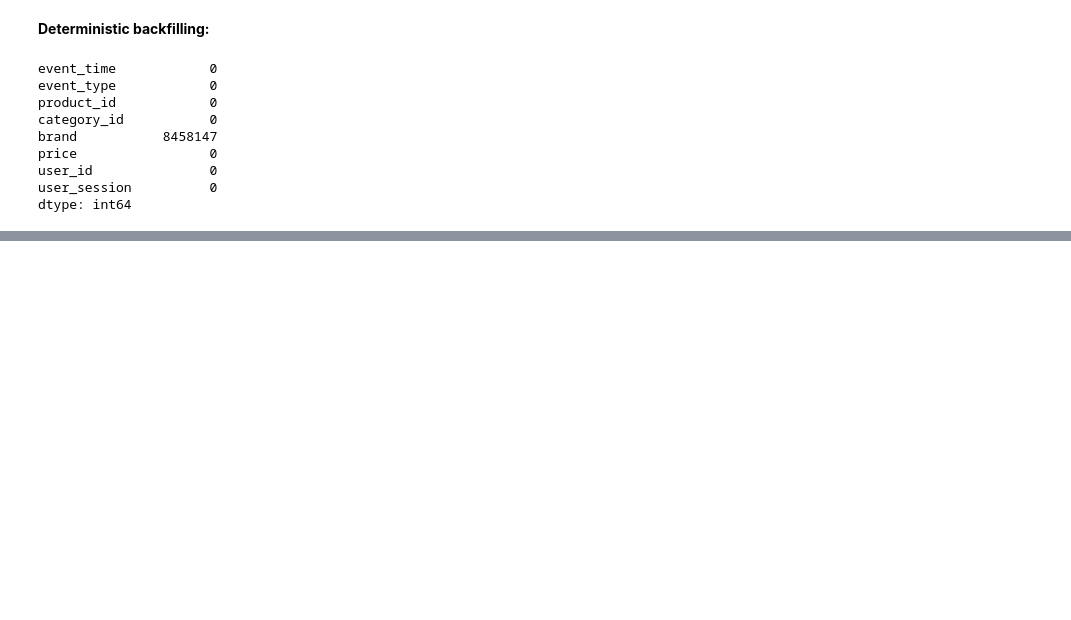
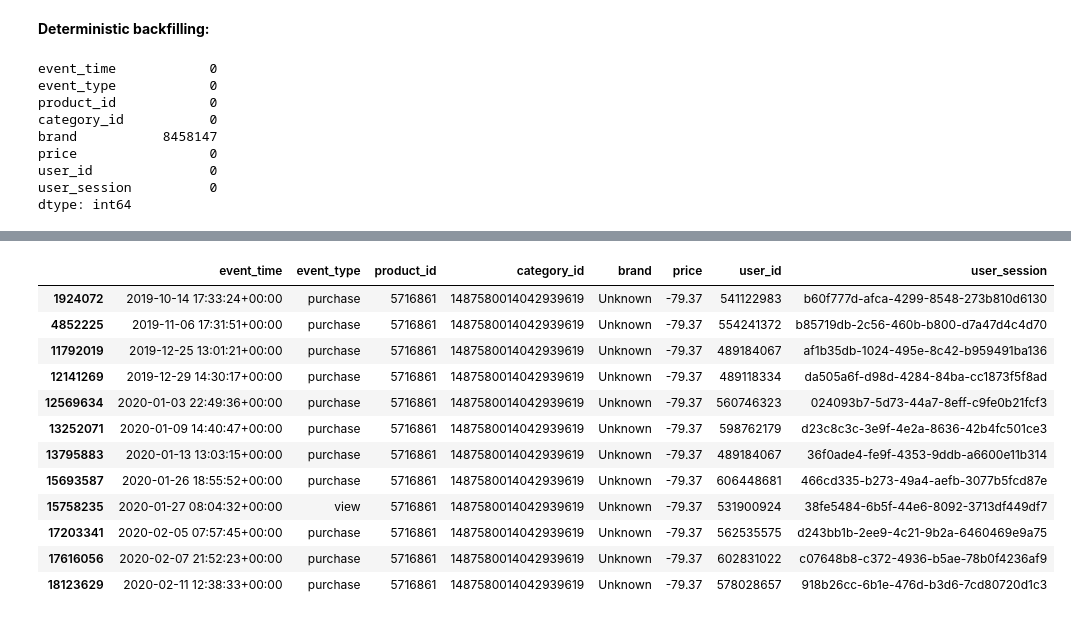
Before and after one commit to tamaxhh/End-to-End-Product-Funnel-A-B-Testing-Simulation-Engine, a Jupyter notebook: Notebooks/exploration.ipynb, the cells around one changed output, grey strips where cells are left out. Saved outputs shown, nothing was run; the diff lists cells and outputs as text; code cells hidden in the pictures; blank space fills up the shorter version.

```diff
--- a/Notebooks/exploration.ipynb
+++ b/Notebooks/exploration.ipynb
@@ -359,0 +363,7 @@ dtype: int64
+# %%
+import pandas as pd
+
+pd.set_option('display.float_format', lambda x: f'{x:.2f}')
+
+# Now run describe
+print(df["price"].describe())
@@ -359,0 +380,16 @@ dtype: int64
+# %%
+df[df["price"]==-79.37]
+# %% [output]
+|  | event_time | event_type | product_id | category_id | brand | price | user_id | user_session |
+| 1924072 | 2019-10-14 17:33:24+00:00 | purchase | 5716861 | 1487580014042939619 | Unknown | -79.37 | 541122983 | b60f777d-afca-4299-8548-273b810d6130 |
+| 4852225 | 2019-11-06 17:31:51+00:00 | purchase | 5716861 | 1487580014042939619 | Unknown | -79.37 | 554241372 | b85719db-2c56-460b-b800-d7a47d4c4d70 |
+| 11792019 | 2019-12-25 13:01:21+00:00 | purchase | 5716861 | 1487580014042939619 | Unknown | -79.37 | 489184067 | af1b35db-1024-495e-8c42-b959491ba136 |
+| 12141269 | 2019-12-29 14:30:17+00:00 | purchase | 5716861 | 1487580014042939619 | Unknown | -79.37 | 489118334 | da505a6f-d98d-4284-84ba-cc1873f5f8ad |
+| 12569634 | 2020-01-03 22:49:36+00:00 | purchase | 5716861 | 1487580014042939619 | Unknown | -79.37 | 560746323 | 024093b7-5d73-44a7-8eff-c9fe0b21fcf3 |
+| 13252071 | 2020-01-09 14:40:47+00:00 | purchase | 5716861 | 1487580014042939619 | Unknown | -79.37 | 598762179 | d23c8c3c-3e9f-4e2a-8636-42b4fc501ce3 |
+| 13795883 | 2020-01-13 13:03:15+00:00 | purchase | 5716861 | 1487580014042939619 | Unknown | -79.37 | 489184067 | 36f0ade4-fe9f-4353-9ddb-a6600e11b314 |
+| 15693587 | 2020-01-26 18:55:52+00:00 | purchase | 5716861 | 1487580014042939619 | Unknown | -79.37 | 606448681 | 466cd335-b273-49a4-aefb-3077b5fcd87e |
+| 15758235 | 2020-01-27 08:04:32+00:00 | view | 5716861 | 1487580014042939619 | Unknown | -79.37 | 531900924 | 38fe5484-6b5f-44e6-8092-3713df449df7 |
+| 17203341 | 2020-02-05 07:57:45+00:00 | purchase | 5716861 | 1487580014042939619 | Unknown | -79.37 | 562535575 | d243bb1b-2ee9-4c21-9b2a-6460469e9a75 |
+| 17616056 | 2020-02-07 21:52:23+00:00 | purchase | 5716861 | 1487580014042939619 | Unknown | -79.37 | 602831022 | c07648b8-c372-4936-b5ae-78b0f4236af9 |
+| 18123629 | 2020-02-11 12:38:33+00:00 | purchase | 5716861 | 1487580014042939619 | Unknown | -79.37 | 578028657 | 918b26cc-6b1e-476d-b3d6-7cd80720d1c3 |
```
Also changed, not shown: parts of 14 cells of this notebook.
